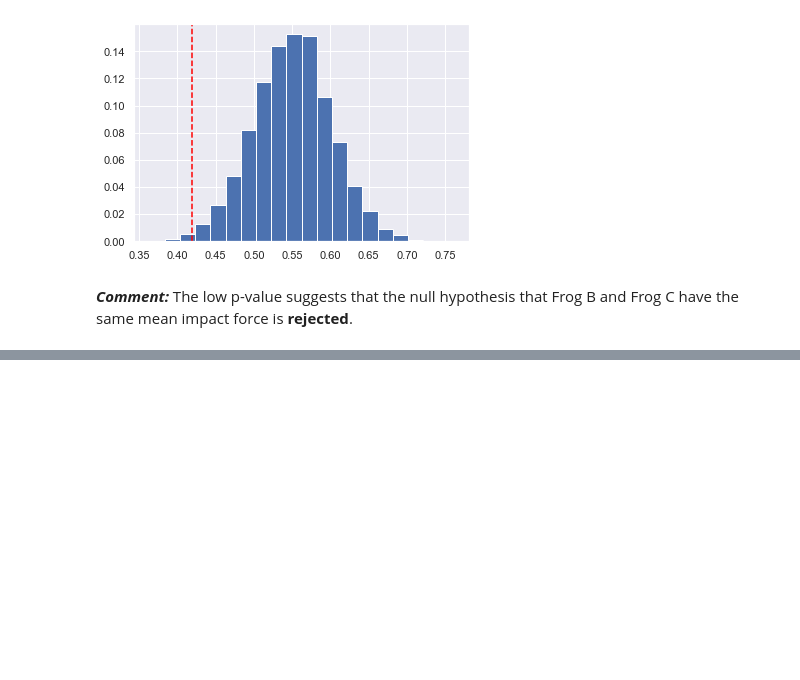
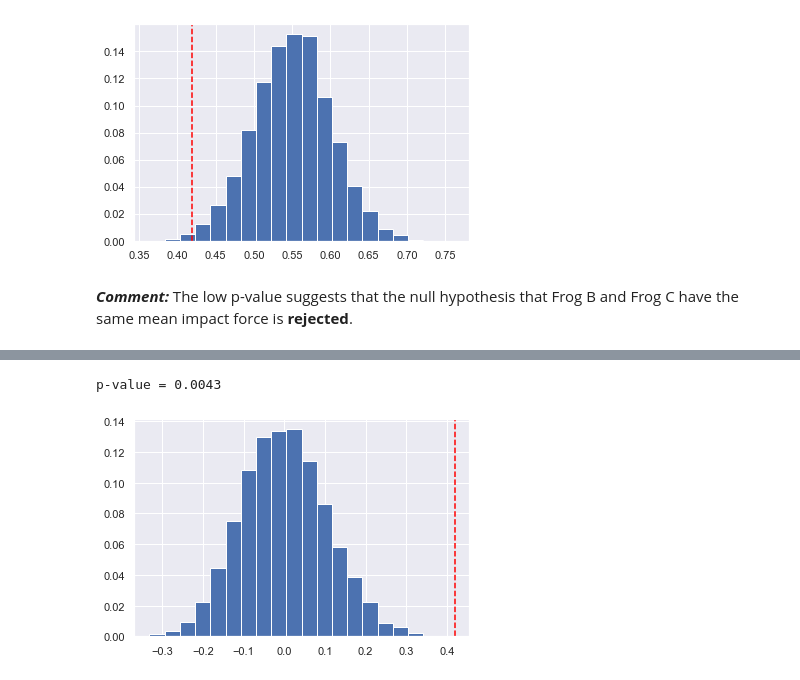
Before and after one commit to Alex-YuZ/Statistics-using-python, a Jupyter notebook: Statistical_Thinking_in_Python_II.ipynb, the cells around one changed output, grey strips where cells are left out. Cells and saved outputs as stored; diff of their text form; code cells hidden in the pictures; blank space fills up the shorter version.

Commit message:
feat: Add two-sample bootstrap test on difference fo mean

```diff
--- a/Statistical_Thinking_in_Python_II.ipynb
+++ b/Statistical_Thinking_in_Python_II.ipynb
@@ -677,0 +686,38 @@ ___Comment:___ The low p-value suggests that the null hypothesis that Frog B and
+# %%
+np.random.seed(42)
+# Concatenate force_a and force_b
+forces_concat = np.concatenate([force_a, force_b])
+
+# Compute mean of all forces: mean_force
+mean_force = np.mean(forces_concat)
+
+# mean diff for current samples
+diff_mean = np.mean(force_a) - np.mean(force_b)
+
+# Generate shifted arrays to make them share equal mean
+force_a_shifted = force_a - np.mean(force_a) + mean_force
+force_b_shifted = force_b - np.mean(force_b) + mean_force
+
+# Compute 10,000 bootstrap replicates from shifted arrays
+bs_replicates_a = draw_bs_reps(force_a_shifted, np.mean, 10000)
+bs_replicates_b = draw_bs_reps(force_b_shifted, np.mean, 10000)
+
+# Get replicates of difference of means: bs_replicates
+bs_replicates = bs_replicates_a - bs_replicates_b
+
+# Plot histogram
+plt.hist(bs_replicates, bins=20);
+
+# Customize y-ticks in probability
+new_yticks = []
+for i in np.linspace(0, 0.14, 8):
+    new_yticks.append("{:.2f}".format(i))
+plt.yticks(np.linspace(0, 1400, 8), new_yticks)
+plt.axvline(force_b.mean(), linestyle='--', color='red')
+
+# Compute and print p-value: p
+p = np.sum(bs_replicates>=diff_mean)/ len(bs_replicates)
+print('p-value =', p)
+# %% [output]
+p-value = 0.0043
+[figure, added]
```
Also changed, not shown: parts of 1 cell of this notebook.
